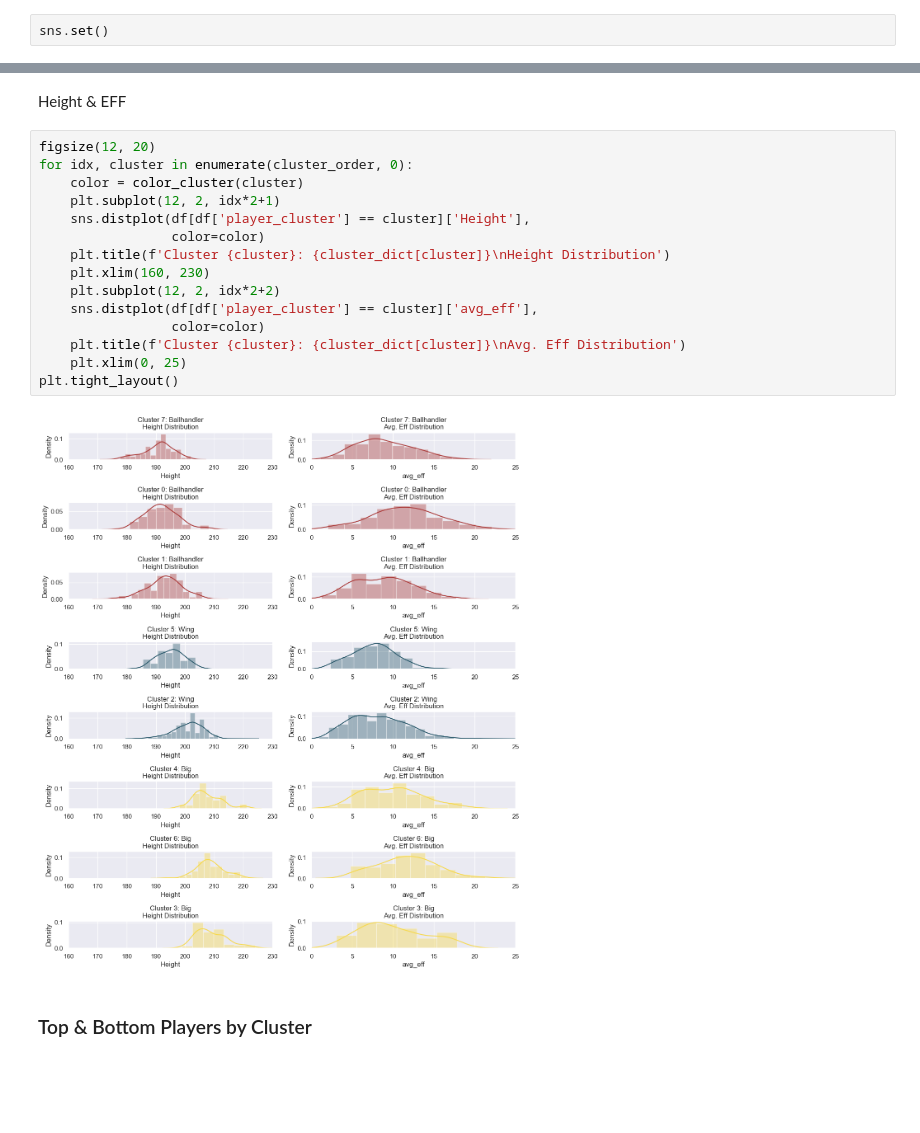
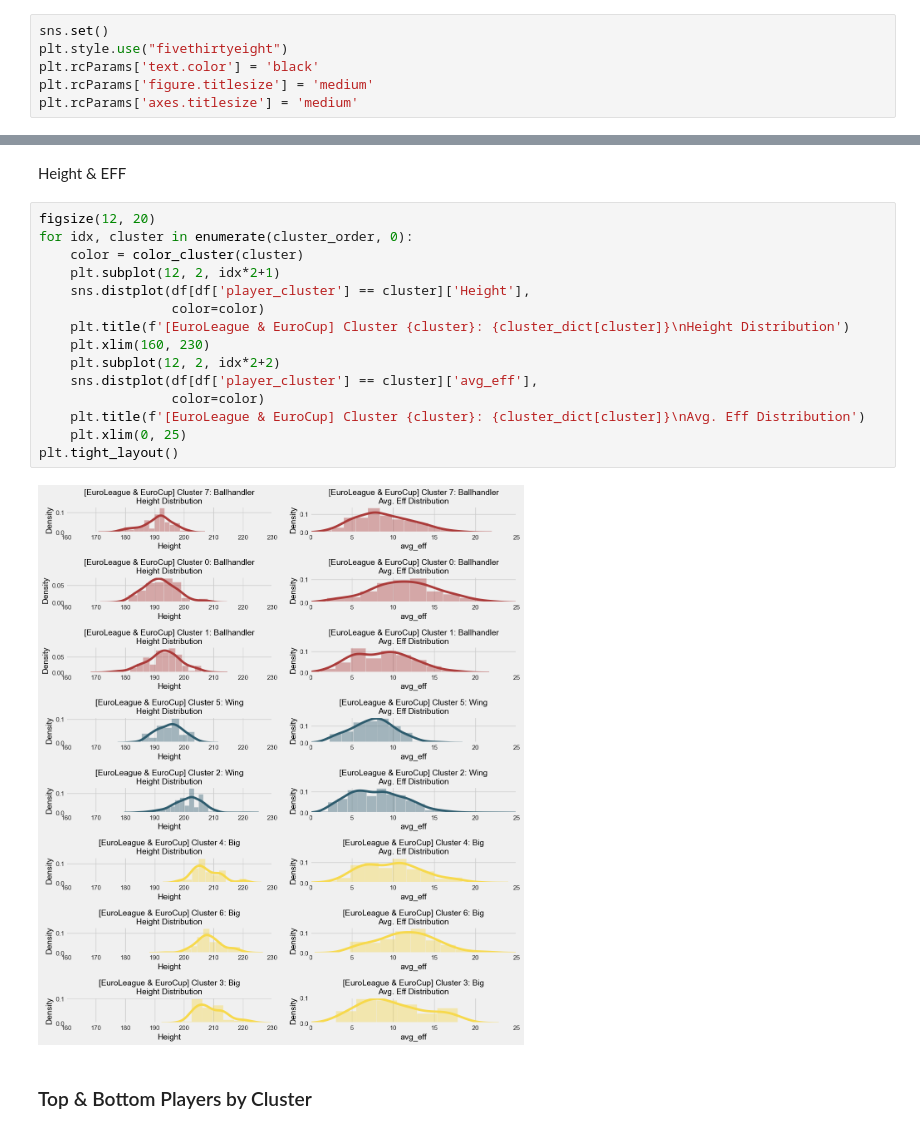
Before and after one commit to xulianrenzoku/synergy_app_clustering, a Jupyter notebook: euro_clustering_models.ipynb, the cells around one changed output, grey strips where cells are left out. Drawn from its saved outputs; the diff is of its cells as text; blank space fills up the shorter version.

```diff
--- a/euro_clustering_models.ipynb
+++ b/euro_clustering_models.ipynb
@@ -36,6 +36,10 @@ def load_pickle(filename):
     return file
 # %%
 sns.set()
+plt.style.use("fivethirtyeight")
+plt.rcParams['text.color'] = 'black'
+plt.rcParams['figure.titlesize'] = 'medium'
+plt.rcParams['axes.titlesize'] = 'medium'
 # %% [markdown]
 ## Data Prep
 # %% [markdown]
@@ -417,20 +421,20 @@ Height & EFF
 # %%
 figsize(12, 20)
 for idx, cluster in enumerate(cluster_order, 0):
     color = color_cluster(cluster)
     plt.subplot(12, 2, idx*2+1)
     sns.distplot(df[df['player_cluster'] == cluster]['Height'],
                  color=color)
-    plt.title(f'Cluster {cluster}: {cluster_dict[cluster]}\nHeight Distribution')
+    plt.title(f'[EuroLeague & EuroCup] Cluster {cluster}: {cluster_dict[cluster]}\nHeight Distribution')
     plt.xlim(160, 230)
     plt.subplot(12, 2, idx*2+2)
     sns.distplot(df[df['player_cluster'] == cluster]['avg_eff'],
                  color=color)
-    plt.title(f'Cluster {cluster}: {cluster_dict[cluster]}\nAvg. Eff Distribution')
+    plt.title(f'[EuroLeague & EuroCup] Cluster {cluster}: {cluster_dict[cluster]}\nAvg. Eff Distribution')
     plt.xlim(0, 25)
 plt.tight_layout()
 # %% [output]
-[figure, old version]
+[figure, new version]
 # %% [markdown]
 ### Top & Bottom Players by Cluster
 # %%
```
Also changed, not shown: parts of 11 cells of this notebook, 1 other file.
